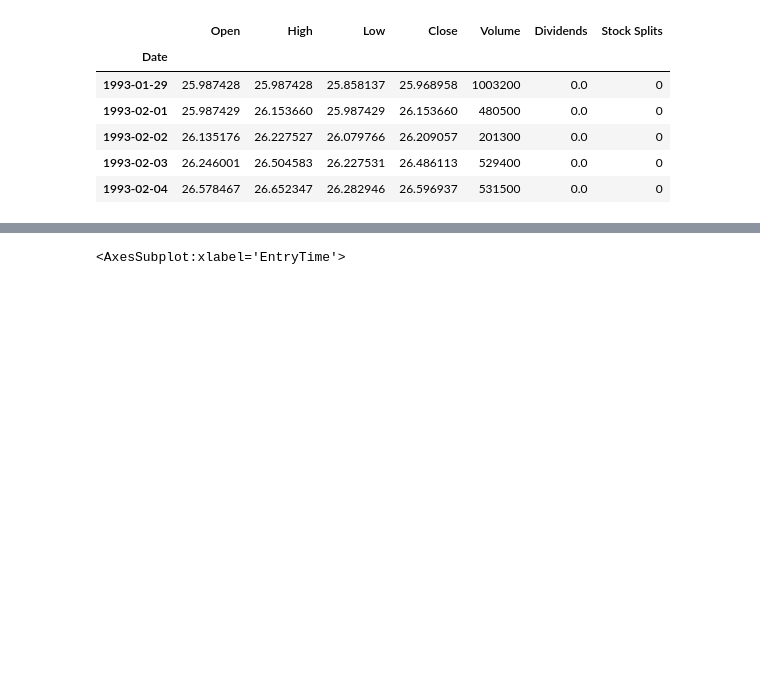
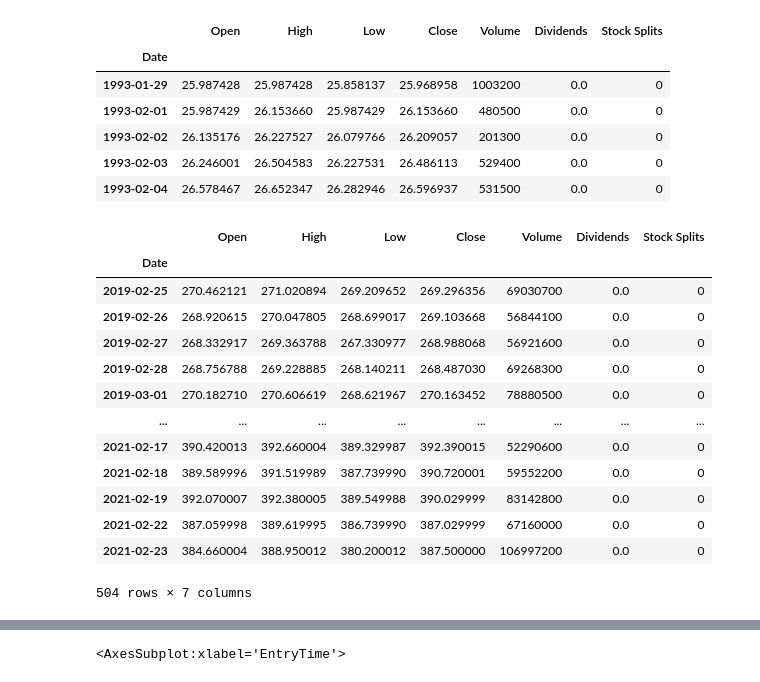
Before and after one commit to evelynyou/capstone_indicators, a Jupyter notebook: productionize.ipynb, the cells around one changed output, grey strips where cells are left out. Cells and saved outputs as stored; diff of their text form; code cells hidden in the pictures; blank space fills up the shorter version.

```diff
--- a/productionize.ipynb
+++ b/productionize.ipynb
@@ -30,6 +27,24 @@ ydata.head()
 | 1993-02-02 | 26.135176 | 26.227527 | 26.079766 | 26.209057 | 201300 | 0.0 | 0 |
 | 1993-02-03 | 26.246001 | 26.504583 | 26.227531 | 26.486113 | 529400 | 0.0 | 0 |
 | 1993-02-04 | 26.578467 | 26.652347 | 26.282946 | 26.596937 | 531500 | 0.0 | 0 |
+# %%
+period = "2"
+ydata.iloc[-int(float(period)*252):]
+# %% [output]
+|  | Open | High | Low | Close | Volume | Dividends | Stock Splits |
+| Date |  |  |  |  |  |  |  |
+| 2019-02-25 | 270.462121 | 271.020894 | 269.209652 | 269.296356 | 69030700 | 0.0 | 0 |
+| 2019-02-26 | 268.920615 | 270.047805 | 268.699017 | 269.103668 | 56844100 | 0.0 | 0 |
+| 2019-02-27 | 268.332917 | 269.363788 | 267.330977 | 268.988068 | 56921600 | 0.0 | 0 |
+| 2019-02-28 | 268.756788 | 269.228885 | 268.140211 | 268.487030 | 69268300 | 0.0 | 0 |
+| 2019-03-01 | 270.182710 | 270.606619 | 268.621967 | 270.163452 | 78880500 | 0.0 | 0 |
+| ... | ... | ... | ... | ... | ... | ... | ... |
+| 2021-02-17 | 390.420013 | 392.660004 | 389.329987 | 392.390015 | 52290600 | 0.0 | 0 |
+| 2021-02-18 | 389.589996 | 391.519989 | 387.739990 | 390.720001 | 59552200 | 0.0 | 0 |
+| 2021-02-19 | 392.070007 | 392.380005 | 389.549988 | 390.029999 | 83142800 | 0.0 | 0 |
+| 2021-02-22 | 387.059998 | 389.619995 | 386.739990 | 387.029999 | 67160000 | 0.0 | 0 |
+| 2021-02-23 | 384.660004 | 388.950012 | 380.200012 | 387.500000 | 106997200 | 0.0 | 0 |
+504 rows × 7 columns
 # %%
 # Run backtesting
 import inspect
```
Also changed, not shown: parts of 3 cells of this notebook, 1 other file.
